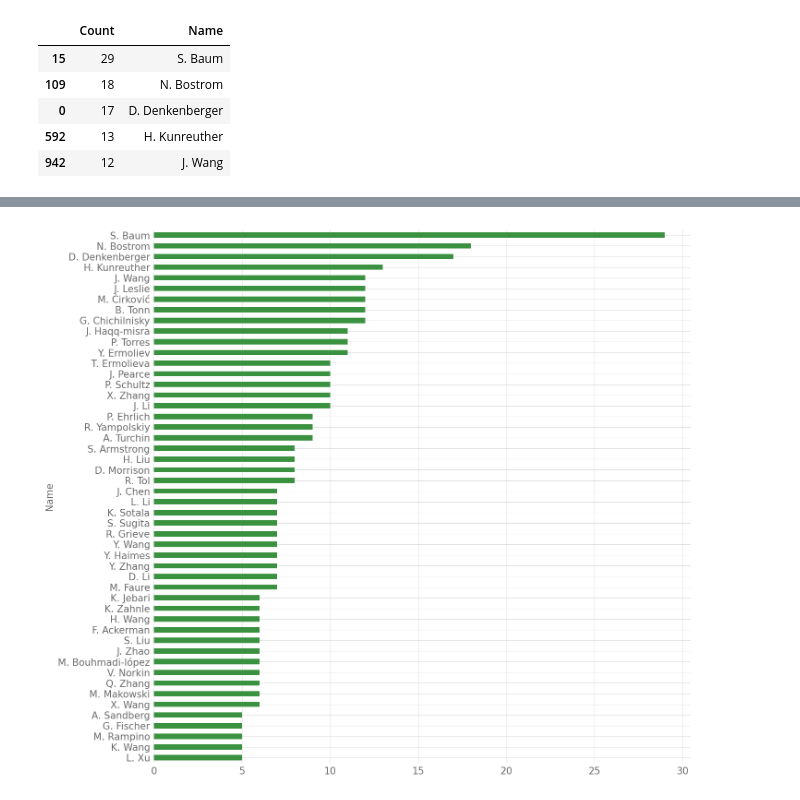
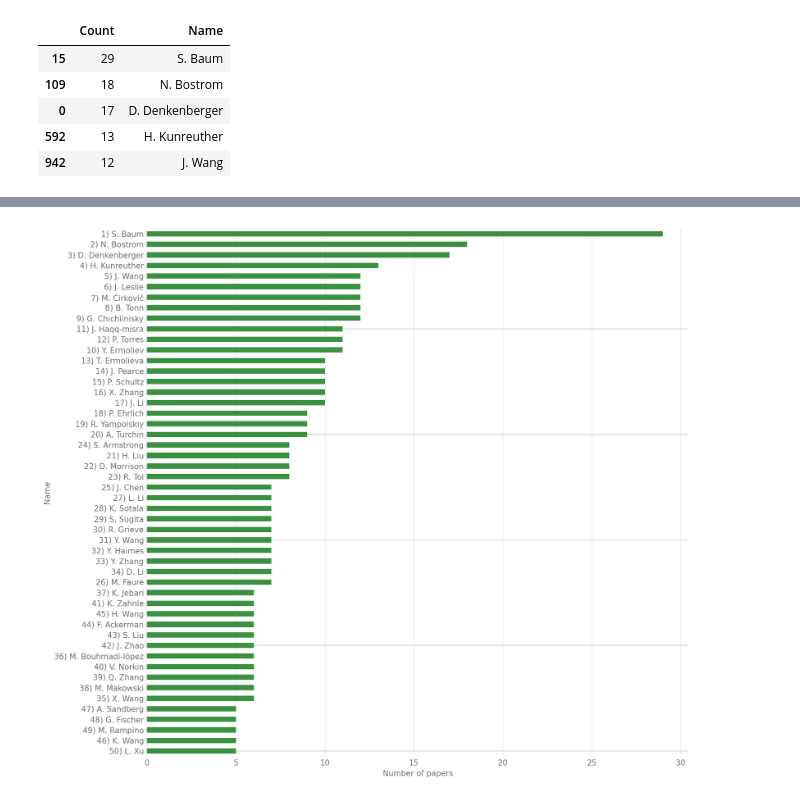
Before and after one commit to florianjehn/X-Risk-Rank, a Jupyter notebook: name_counting.ipynb, the cells around one changed output, grey strips where cells are left out. Drawn from its saved outputs; the diff is of its cells as text; code cells hidden in the pictures.

Commit message:
Updated visuals

```diff
--- a/name_counting.ipynb
+++ b/name_counting.ipynb
@@ -45,3 +45,9 @@ count_df.head()
 | 0 | 17 | D. Denkenberger |
 | 592 | 13 | H. Kunreuther |
 | 942 | 12 | J. Wang |
+# %%
+# Reset the index of the dataframe
+count_df.reset_index(inplace=True, drop=True)
+# Add the index + 1 as a string to the begin of the Name column
+count_df['Name'] = count_df.index.map(lambda x: str(x+1) + ') ' + count_df['Name'][x])
+count_df.head()
@@ -48,11 +61,16 @@ count_df.head()
 # %%
 # Use the ALLFED style
 import matplotlib.pyplot as plt
 plt.style.use("https://raw.githubusercontent.com/allfed/ALLFED-matplotlib-style-sheet/main/ALLFED.mplstyle")
 
 # Plot the first x names
 x = 50
-count_df.iloc[0:x,:].sort_values('Count', ascending=True).plot(kind='barh', x='Name', y='Count', figsize=(10, 10), legend=False)
+ax = count_df.iloc[0:x,:].sort_values('Count', ascending=True).plot(kind='barh', x='Name', y='Count', figsize=(x/4, x/4), legend=False)
+ax.yaxis.grid(False)
+ax.set_xlabel("Number of papers")
+# Add a vertical line for every 10th name
+for i in range(0, x, 10):
+    ax.axhline(i, color='black', alpha=0.1, zorder=0)
 plt.savefig("author_count.png", dpi=300, bbox_inches='tight')
 # %% [output]
-[figure, old version]
+[figure, new version]
```
Also changed, not shown: parts of 1 cell of this notebook, 1 other file.
